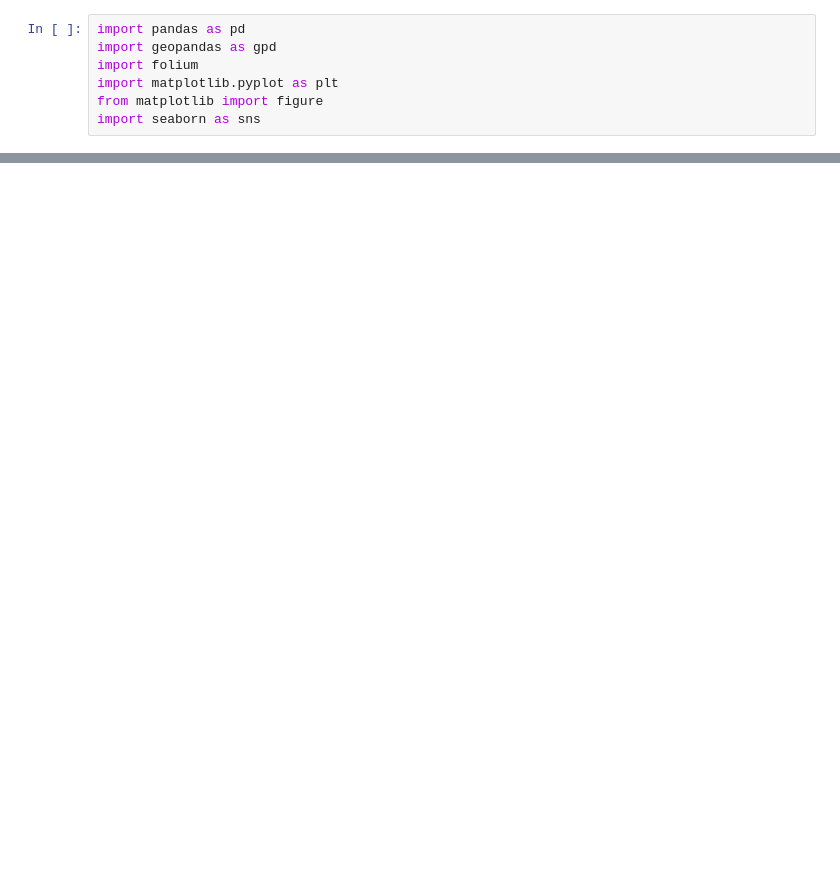
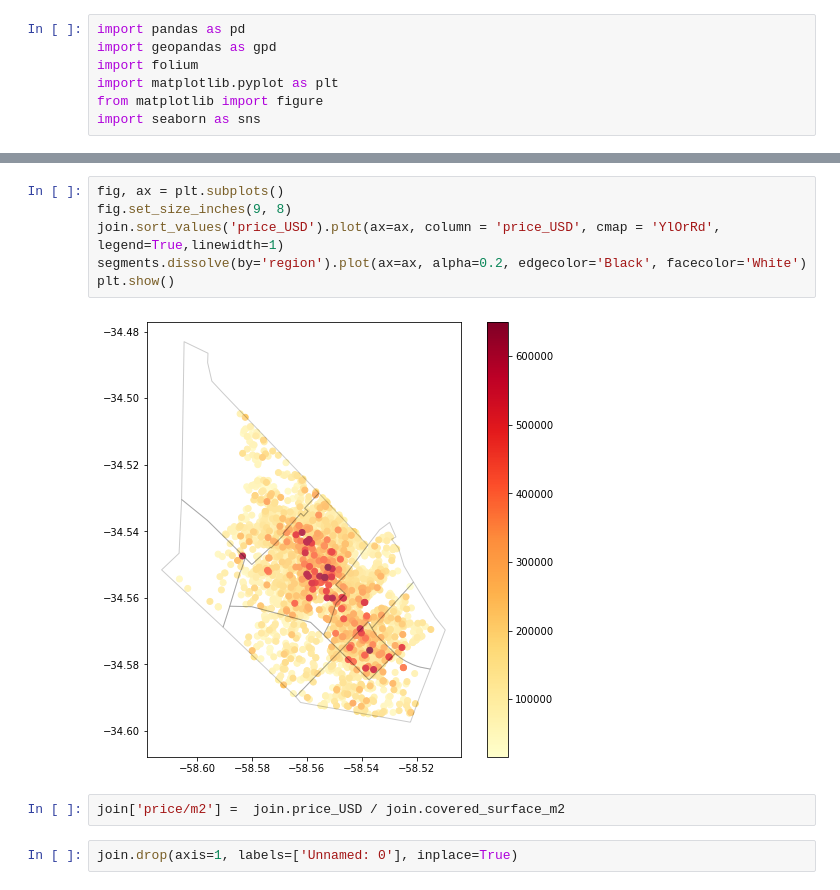
Before and after one commit to nvrancovich/san-martin-propiedades, a Jupyter notebook: join_geodatos.ipynb, the cells around one changed output, grey strips where cells are left out. Drawn from its saved outputs; the diff is of its cells as text; blank space fills up the shorter version.

```diff
--- a/join_geodatos.ipynb
+++ b/join_geodatos.ipynb
@@ -122,0 +41,12 @@ plt.show()
+# %%
+fig, ax = plt.subplots()
+fig.set_size_inches(9, 8)
+join.sort_values('price_USD').plot(ax=ax, column = 'price_USD', cmap = 'YlOrRd', legend=True,linewidth=1)
+segments.dissolve(by='region').plot(ax=ax, alpha=0.2, edgecolor='Black', facecolor='White')
+plt.show()
+# %% [output]
+[figure, added]
+# %%
+join['price/m2'] =  join.price_USD / join.covered_surface_m2
+# %%
+join.drop(axis=1, labels=['Unnamed: 0'], inplace=True)
```
Also changed, not shown: parts of 46 cells of this notebook, 3 other files.
